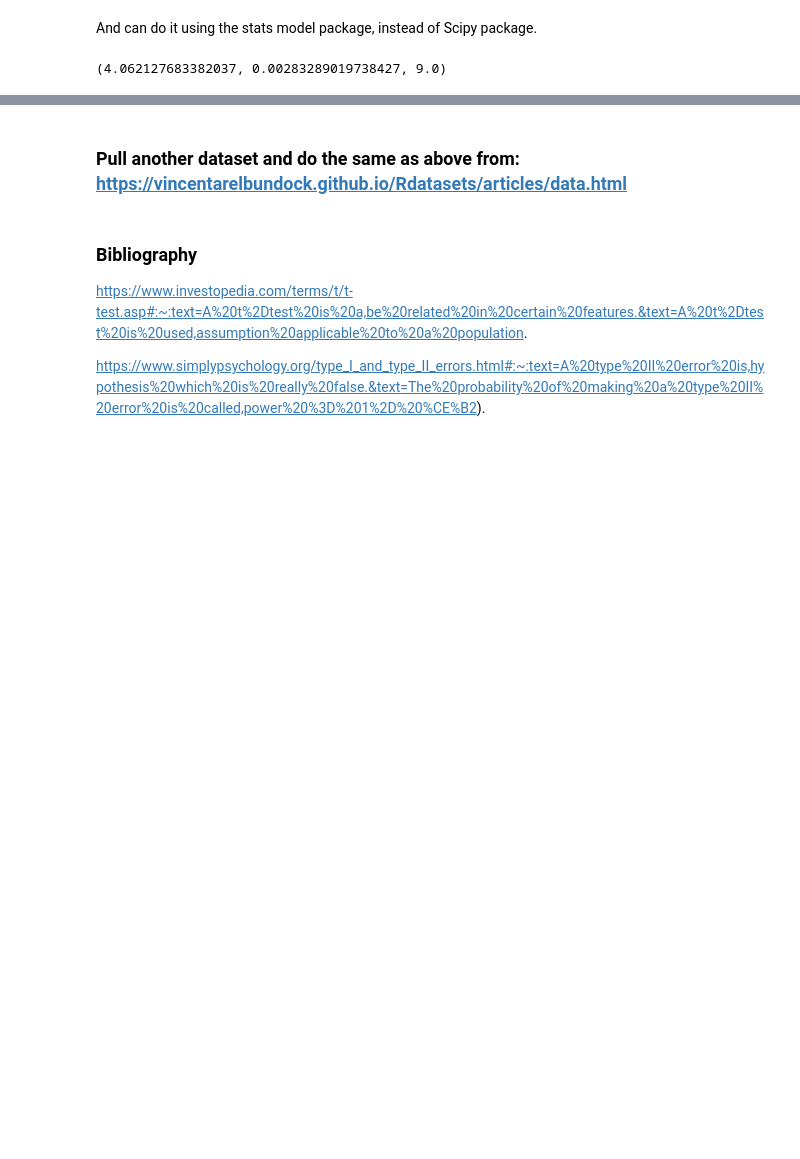
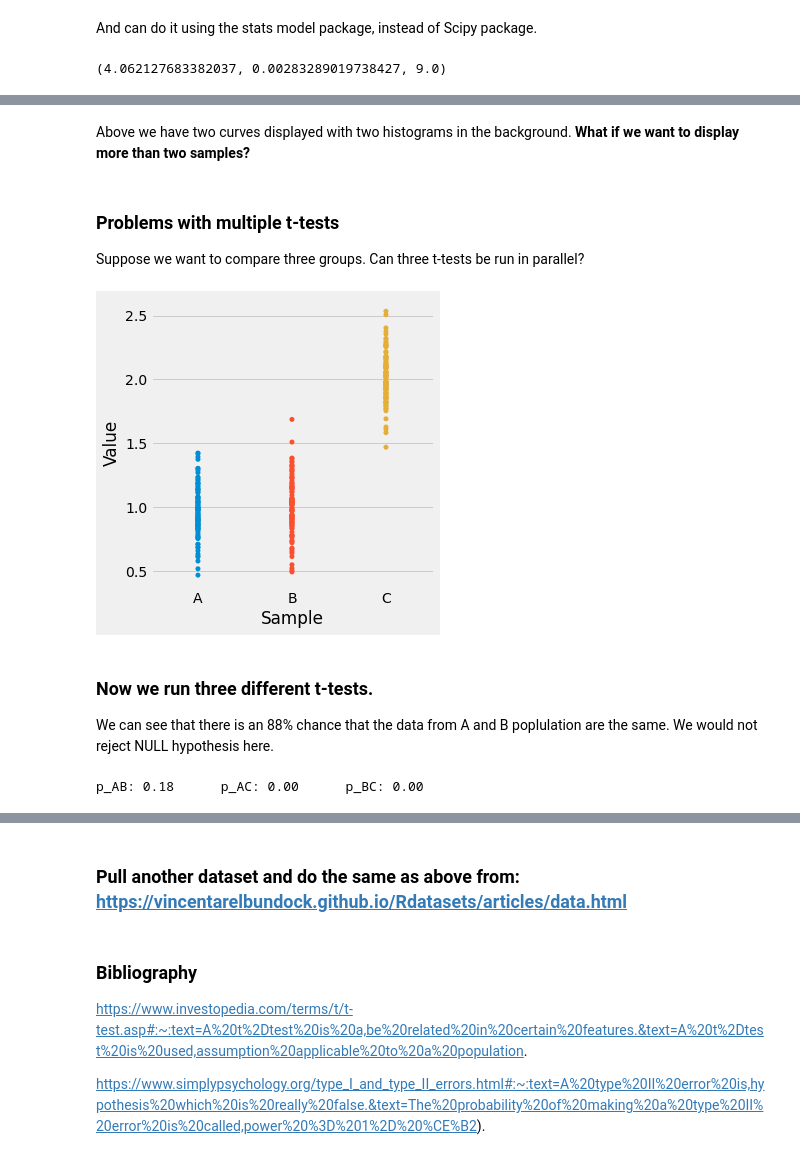
Before and after one commit to daithimarkham/Machine-Learning-and-Statistics, a Jupyter notebook: T-Tests .ipynb, the cells around one changed output, grey strips where cells are left out. Cells and saved outputs as stored; diff of their text form; code cells hidden in the pictures; blank space fills up the shorter version.

Commit message:
T-Test updated. Moved onto Anova.

```diff
--- a/T-Tests .ipynb
+++ b/T-Tests .ipynb
@@ -290,0 +342,37 @@ stat.DescrStatsW(drugB - drugA).ttest_mean(0)
+# %% [markdown]
+Above we have two curves displayed with two histograms in the background. **What if we want to display more than two samples?**
+# %% [markdown]
+### Problems with multiple t-tests
+
+Suppose we want to compare three groups. Can three t-tests be run in parallel?
+# %%
+# Size of each sample.
+N = 100
+
+# Create three samples.
+sampA = np.random.normal(1.0, 0.2, N)
+sampB = np.random.normal(1.0, 0.2, N)
+sampC = np.random.normal(2.0, 0.2, N)
+
+# Put samples in a single data frame.
+sample = ['A'] * N + ['B'] * N + ['C'] * N
+values = np.hstack([sampA, sampB, sampC])
+dfsamps = pd.DataFrame({'Sample': sample, 'Value': values})
+
+# Visualise samples.
+sns.catplot(x='Sample', y='Value', jitter=False, data=dfsamps);
+# %% [output]
+[figure, added]
+# %% [markdown]
+### Now we run three different t-tests.
+
+We can see that there is an 88% chance that the data from A and B poplulation are the same. We would not reject NULL hypothesis here.
+# %%
+# t-Tests
+t_AB, p_AB = ss.ttest_ind(sampA, sampB)
+t_AC, p_AC = ss.ttest_ind(sampA, sampC)
+t_BC, p_BC = ss.ttest_ind(sampB, sampC)
+
+print(f"p_AB: {p_AB:.2f}\tp_AC: {p_AC:.2f}\tp_BC: {p_BC:.2f}")
+# %% [output]
+p_AB: 0.18      p_AC: 0.00      p_BC: 0.00
```
Also changed, not shown: parts of 17 cells of this notebook.
